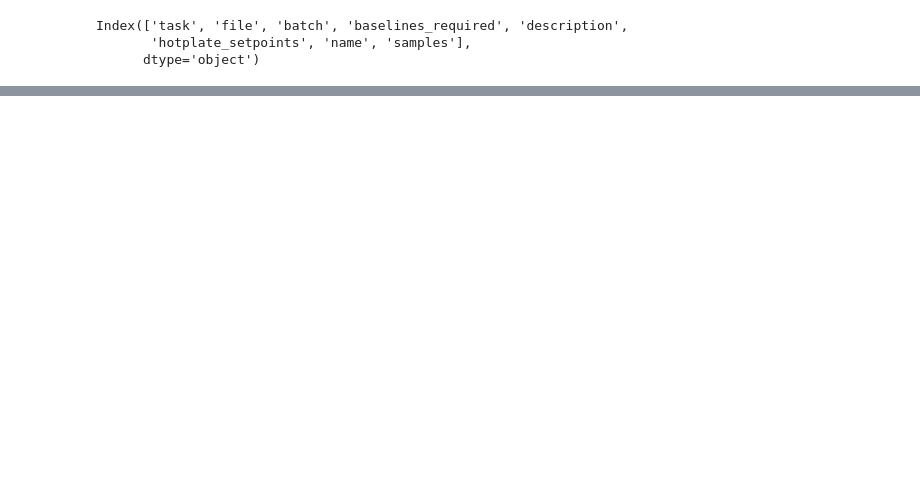
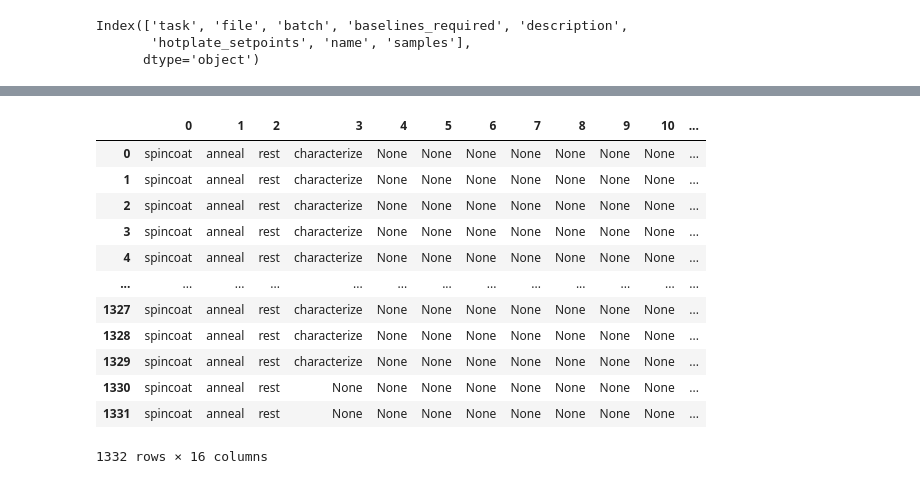
Before and after one commit to fenning-research-group/PASCAL_TrainView, a Jupyter notebook: input_eda.ipynb, the cells around one changed output, grey strips where cells are left out. Saved outputs shown, nothing was run; the diff lists cells and outputs as text; code cells hidden in the pictures; blank space fills up the shorter version.

```diff
--- a/input_eda.ipynb
+++ b/input_eda.ipynb
@@ -457,0 +603,22 @@ maestro_input_df[maestro_input_df['hotplate_setpoints'].notna()]
+# %%
+# convert dataframe into sankey format
+
+# first get rid of all "to" steps, since they'll be represented by links
+truncated_steps = step_names.apply(lambda row: [s for s in row.dropna() if '_to_' not in s], axis=1)
+truncated_steps = pd.DataFrame.from_records(truncated_steps)
+
+truncated_steps
+# %% [output]
+|  | 0 | 1 | 2 | 3 | 4 | 5 | 6 | 7 | 8 | 9 | 10 | ... |
+| 0 | spincoat | anneal | rest | characterize | None | None | None | None | None | None | None | ... |
+| 1 | spincoat | anneal | rest | characterize | None | None | None | None | None | None | None | ... |
+| 2 | spincoat | anneal | rest | characterize | None | None | None | None | None | None | None | ... |
+| 3 | spincoat | anneal | rest | characterize | None | None | None | None | None | None | None | ... |
+| 4 | spincoat | anneal | rest | characterize | None | None | None | None | None | None | None | ... |
+| ... | ... | ... | ... | ... | ... | ... | ... | ... | ... | ... | ... | ... |
+| 1327 | spincoat | anneal | rest | characterize | None | None | None | None | None | None | None | ... |
+| 1328 | spincoat | anneal | rest | characterize | None | None | None | None | None | None | None | ... |
+| 1329 | spincoat | anneal | rest | characterize | None | None | None | None | None | None | None | ... |
+| 1330 | spincoat | anneal | rest | None | None | None | None | None | None | None | None | ... |
+| 1331 | spincoat | anneal | rest | None | None | None | None | None | None | None | None | ... |
+1332 rows × 16 columns
```
Also changed, not shown: parts of 20 cells of this notebook.
